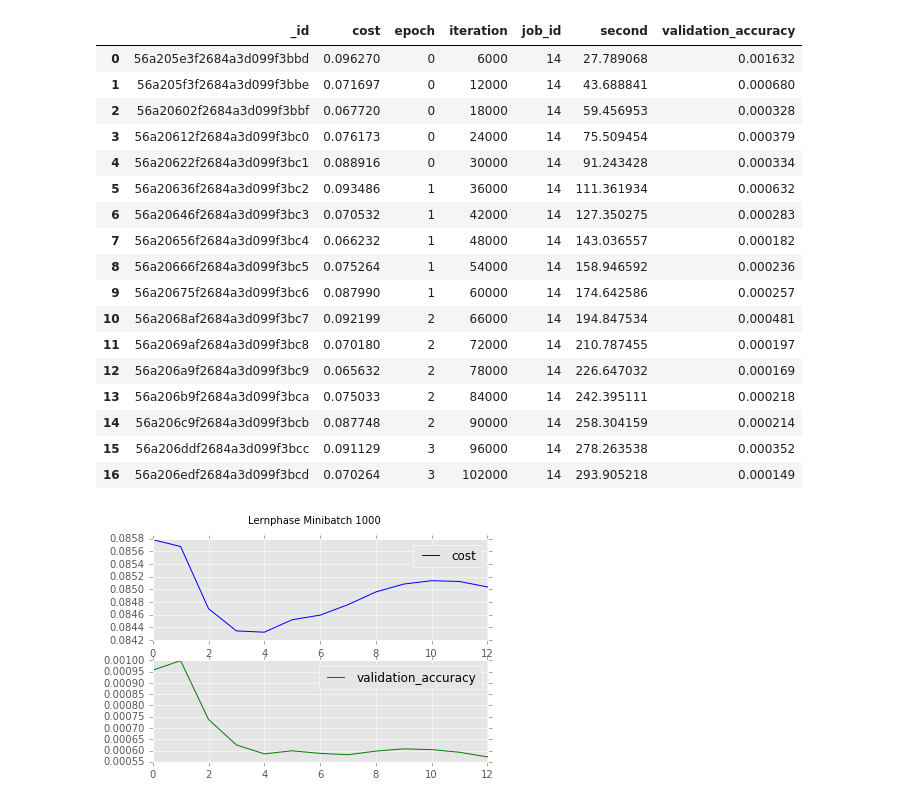
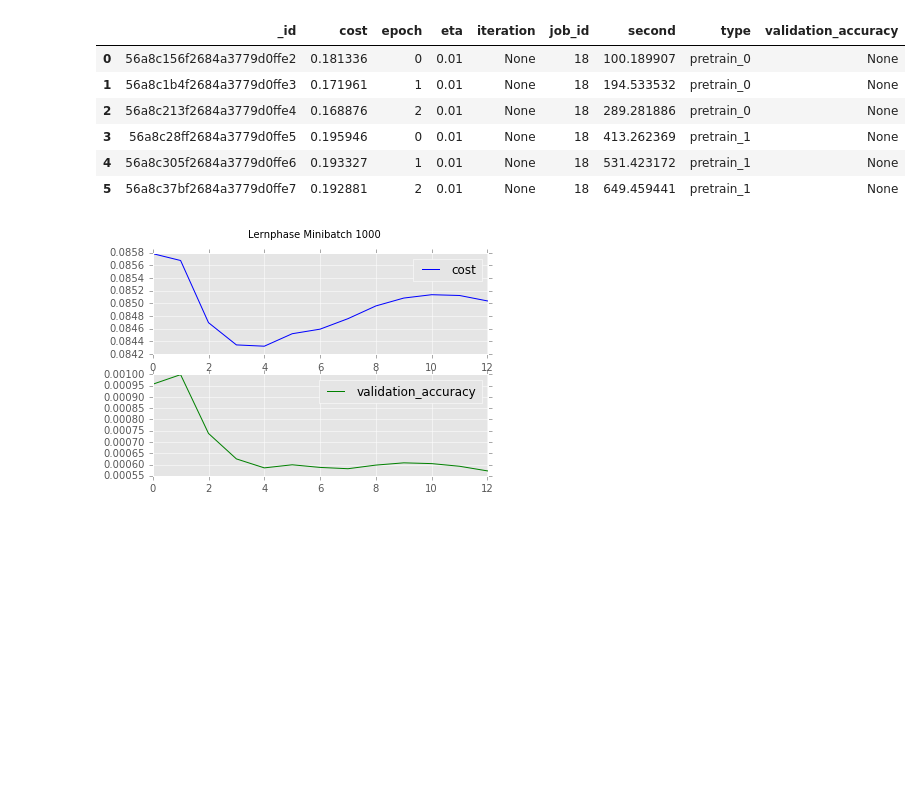
Before and after one commit to codingluke/ba-thesis-code, a Jupyter notebook: notebooks/metric_test.ipynb, the cells around one changed output. Saved outputs shown, nothing was run; the diff lists cells and outputs as text; code cells hidden in the pictures; blank space fills up the shorter version.

```diff
--- a/notebooks/metric_test.ipynb
+++ b/notebooks/metric_test.ipynb
@@ -38,24 +41,13 @@ IndexError: index 0 is out of bounds for axis 0 with size 0
 # %%
-mr.get_records(job_id=14)
+mr.get_records(job_id=18, typ='pretrain')
 # %% [output]
-|  | _id | cost | epoch | iteration | job_id | second | validation_accuracy |
-| 0 | 56a205e3f2684a3d099f3bbd | 0.096270 | 0 | 6000 | 14 | 27.789068 | 0.001632 |
-| 1 | 56a205f3f2684a3d099f3bbe | 0.071697 | 0 | 12000 | 14 | 43.688841 | 0.000680 |
-| 2 | 56a20602f2684a3d099f3bbf | 0.067720 | 0 | 18000 | 14 | 59.456953 | 0.000328 |
-| 3 | 56a20612f2684a3d099f3bc0 | 0.076173 | 0 | 24000 | 14 | 75.509454 | 0.000379 |
-| 4 | 56a20622f2684a3d099f3bc1 | 0.088916 | 0 | 30000 | 14 | 91.243428 | 0.000334 |
-| 5 | 56a20636f2684a3d099f3bc2 | 0.093486 | 1 | 36000 | 14 | 111.361934 | 0.000632 |
-| 6 | 56a20646f2684a3d099f3bc3 | 0.070532 | 1 | 42000 | 14 | 127.350275 | 0.000283 |
-| 7 | 56a20656f2684a3d099f3bc4 | 0.066232 | 1 | 48000 | 14 | 143.036557 | 0.000182 |
-| 8 | 56a20666f2684a3d099f3bc5 | 0.075264 | 1 | 54000 | 14 | 158.946592 | 0.000236 |
-| 9 | 56a20675f2684a3d099f3bc6 | 0.087990 | 1 | 60000 | 14 | 174.642586 | 0.000257 |
-| 10 | 56a2068af2684a3d099f3bc7 | 0.092199 | 2 | 66000 | 14 | 194.847534 | 0.000481 |
-| 11 | 56a2069af2684a3d099f3bc8 | 0.070180 | 2 | 72000 | 14 | 210.787455 | 0.000197 |
-| 12 | 56a206a9f2684a3d099f3bc9 | 0.065632 | 2 | 78000 | 14 | 226.647032 | 0.000169 |
-| 13 | 56a206b9f2684a3d099f3bca | 0.075033 | 2 | 84000 | 14 | 242.395111 | 0.000218 |
-| 14 | 56a206c9f2684a3d099f3bcb | 0.087748 | 2 | 90000 | 14 | 258.304159 | 0.000214 |
-| 15 | 56a206ddf2684a3d099f3bcc | 0.091129 | 3 | 96000 | 14 | 278.263538 | 0.000352 |
-| 16 | 56a206edf2684a3d099f3bcd | 0.070264 | 3 | 102000 | 14 | 293.905218 | 0.000149 |
+|  | _id | cost | epoch | eta | iteration | job_id | second | type | validation_accuracy |
+| 0 | 56a8c156f2684a3779d0ffe2 | 0.181336 | 0 | 0.01 | None | 18 | 100.189907 | pretrain_0 | None |
+| 1 | 56a8c1b4f2684a3779d0ffe3 | 0.171961 | 1 | 0.01 | None | 18 | 194.533532 | pretrain_0 | None |
+| 2 | 56a8c213f2684a3779d0ffe4 | 0.168876 | 2 | 0.01 | None | 18 | 289.281886 | pretrain_0 | None |
+| 3 | 56a8c28ff2684a3779d0ffe5 | 0.195946 | 0 | 0.01 | None | 18 | 413.262369 | pretrain_1 | None |
+| 4 | 56a8c305f2684a3779d0ffe6 | 0.193327 | 1 | 0.01 | None | 18 | 531.423172 | pretrain_1 | None |
+| 5 | 56a8c37bf2684a3779d0ffe7 | 0.192881 | 2 | 0.01 | None | 18 | 649.459441 | pretrain_1 | None |
 # %%
 mr.plot_epoches(job_id=15, title='Lernphase Minibatch 1000')
 # %% [output]
```
Also changed, not shown: parts of 3 cells of this notebook, 1 other file.
